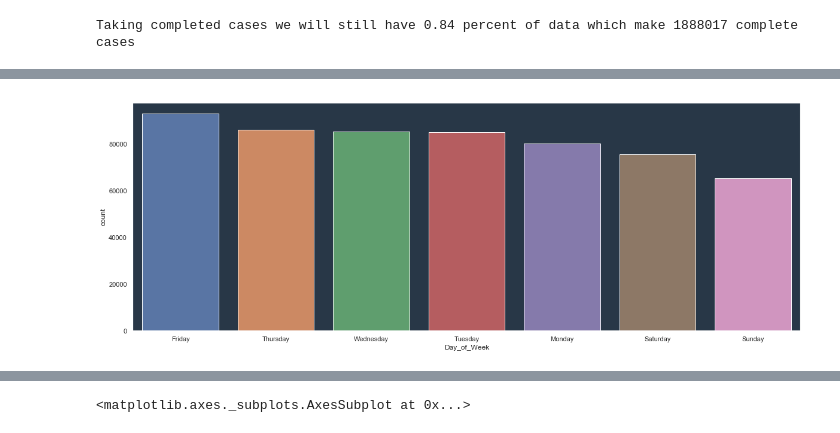
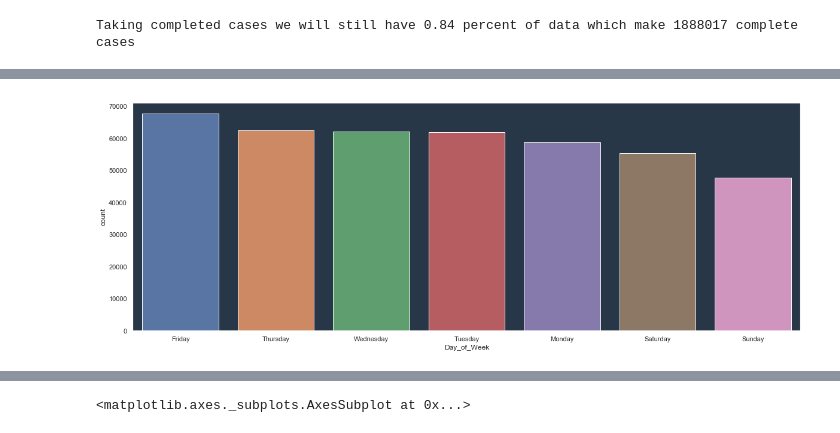
Before and after one commit to odojoachim/Coursera_Capstone, a Jupyter notebook: Coursera_Project.ipynb, the cells around one changed output, grey strips where cells are left out. Saved outputs shown, nothing was run; the diff lists cells and outputs as text; code cells hidden in the pictures.

```diff
--- a/Coursera_Project.ipynb
+++ b/Coursera_Project.ipynb
@@ -636,7 +606,7 @@ data['Skidding_and_Overturning'] = data['Skidding_and_Overturning'].map({'1.0':
                                                  '3.0': 'Jackknifed',
                                                 '4.0' : 'Jackknifed and overturned',
                                                 '5.0' : 'Overturned',
-                                                '0.0' : 'None'
+                                                '0.0' : 'No_Skidding'
                                                 # '-1.0' : 'Data missing or out of range'
                                                                                         })
 
@@ -705,8 +675,8 @@ data['Journey_Purpose_of_Driver'] = data['Journey_Purpose_of_Driver'].map({'1.0'
                                                  '2.0': 'Commuting to/from work',
                                                 '3.0' : 'Taking pupil to/from school',
                                                 '4.0' : 'Pupil riding to/from school',
-                                                '5.0' : 'Other',
-                                                '6.0' : 'Not known',
+                                                '5.0' : 'Journey_Other',
+                                                '6.0' : 'Journey_Not known',
                                                 '15.0' : 'Other/Not known (2005-10)',
                                                 # '-1.0' : 'Data missing or out of range'
                                                                                         })
@@ -1111,0 +1088,27 @@ Taking completed cases we will still have 0.84 percent of data which make 188801
+# %%
+# normalize the data set
+# multiple records: Police_Force, Accident_Severity, Number_of_Vehicles, Number_of_Casualties, Date, Day_of_Week, Local_Authority_(Highway)
+# 1st_Road_Class, Road_Type, Speed_limit, Junction_Detail, Junction_Control, 2nd_Road_Class, Pedestrian_Crossing-Human_Control,
+# Pedestrian_Crossing-Physical_Facilities, Light_Conditions, Weather_Conditions, Road_Surface_Conditions, Special_Conditions_at_Site,
+# Carriageway_Hazards, Urban_or_Rural_Area, Did_Police_Officer_Attend_Scene_of_Accident, Vehicle_Location-Restricted_Lane, Junction_Location
+
+# Individual record: Vehicle_Reference, Vehicle_Type, Towing_and_Articulation, Vehicle_Manoeuvre, Skidding_and_Overturning, Hit_Object_in_Carriageway
+# Vehicle_Leaving_Carriageway, Hit_Object_off_Carriageway, 1st_Point_of_Impact, Was_Vehicle_Left_Hand_Drive?, Journey_Purpose_of_Driver, Sex_of_Driver,
+# Age_Band_of_Driver, Engine_Capacity_(CC), Propulsion_Code, Age_of_Vehicle , Driver_Home_Area_Type
+
+import random
+
+random.seed(30)
+
+# Shuffle the Dataset.
+shuffled_df = data.sample(frac=1,random_state=4)
+
+# Put all the severe class in a separate dataset.
+severe_df = shuffled_df.loc[shuffled_df['Accident_Severity'] == "Severe_Yes"]
+
+#Randomly select 350000 observations from the non-fraud (majority class)
+non_severe_df = shuffled_df.loc[shuffled_df['Accident_Severity'] == "Severe_No"].sample(n=285322,random_state=42)
+
+# Concatenate both dataframes again
+normalized_df = pd.concat([severe_df, non_severe_df])
+print(normalized_df.shape)
@@ -1112,14 +1538,16 @@ Taking completed cases we will still have 0.84 percent of data which make 188801
 # %%
-data.dropna(axis = 0, how = 'any', inplace =  True)
+import random
+
+random.seed(30)
 
 # Shuffle the Dataset.
-shuffled_df = data.sample(frac=1,random_state=4)
+shuffled_df = dt.sample(frac=1,random_state=4)
 
 # Put all the severe class in a separate dataset.
 severe_df = shuffled_df.loc[shuffled_df['Accident_Severity'] == "Severe_Yes"]
 
 #Randomly select 350000 observations from the non-fraud (majority class)
-non_severe_df = shuffled_df.loc[shuffled_df['Accident_Severity'] == "Severe_No"].sample(n=285322,random_state=42)
+non_severe_df = shuffled_df.loc[shuffled_df['Accident_Severity'] == "Severe_No"].sample(n=dt[dt['Accident_Severity'] == 'Severe_Yes'].shape[0],random_state=42)
 
 # Concatenate both dataframes again
 normalized_df = pd.concat([severe_df, non_severe_df])
@@ -1160,11 +1580,11 @@ plt.legend(loc=9, ncol=6)
 # %%
 # we can use the chi-square test to evaluate the most important categorical features.
 plt.figure(figsize=(20,7))
 sns.set(rc={"axes.facecolor":"#283747", "axes.grid":False})
-sns.countplot(x=normalized_df['Day_of_Week'] , order=normalized_df['Day_of_Week'].value_counts().index)
+sns.countplot(x=normalized_df['Day_of_Week'] , order=dt['Day_of_Week'].value_counts().index)
 plt.show()
 # %% [output]
-[figure, old version]
+[figure, new version]
 # %%
 clarity_color_table = pd.crosstab(index=normalized_df["Accident_Severity"],
                           columns=normalized_df["Day_of_Week"])
```
Also changed, not shown: parts of 101 cells of this notebook, 1 other file.
